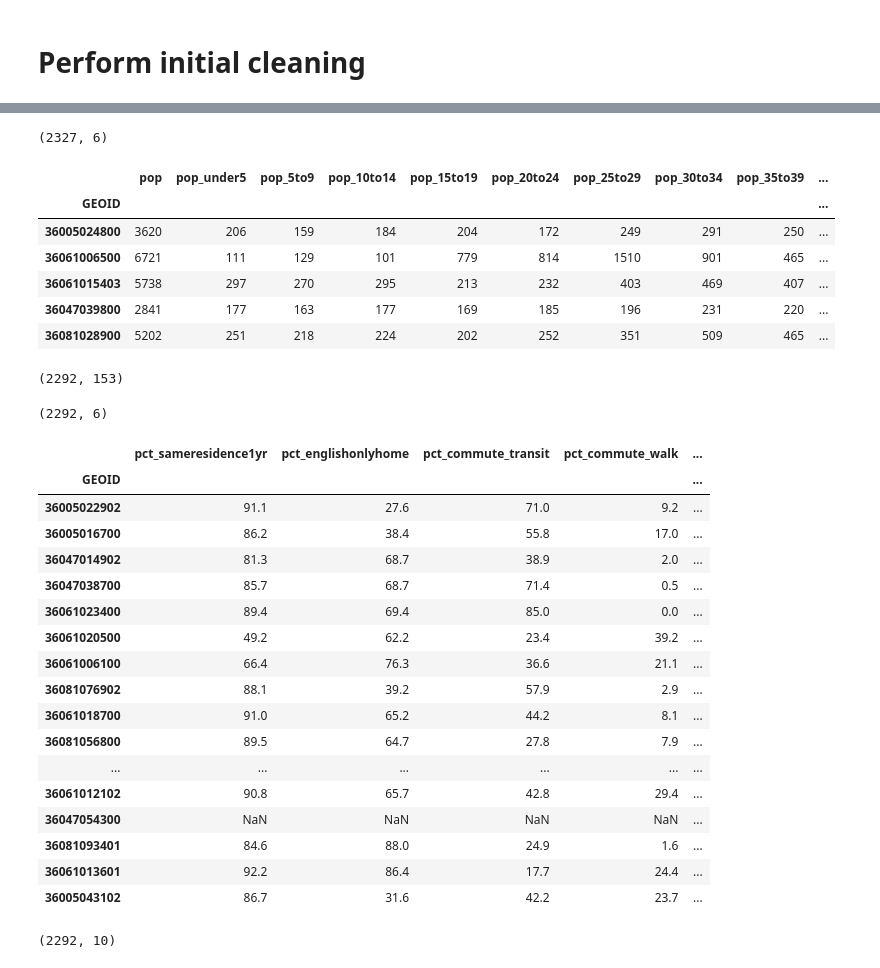
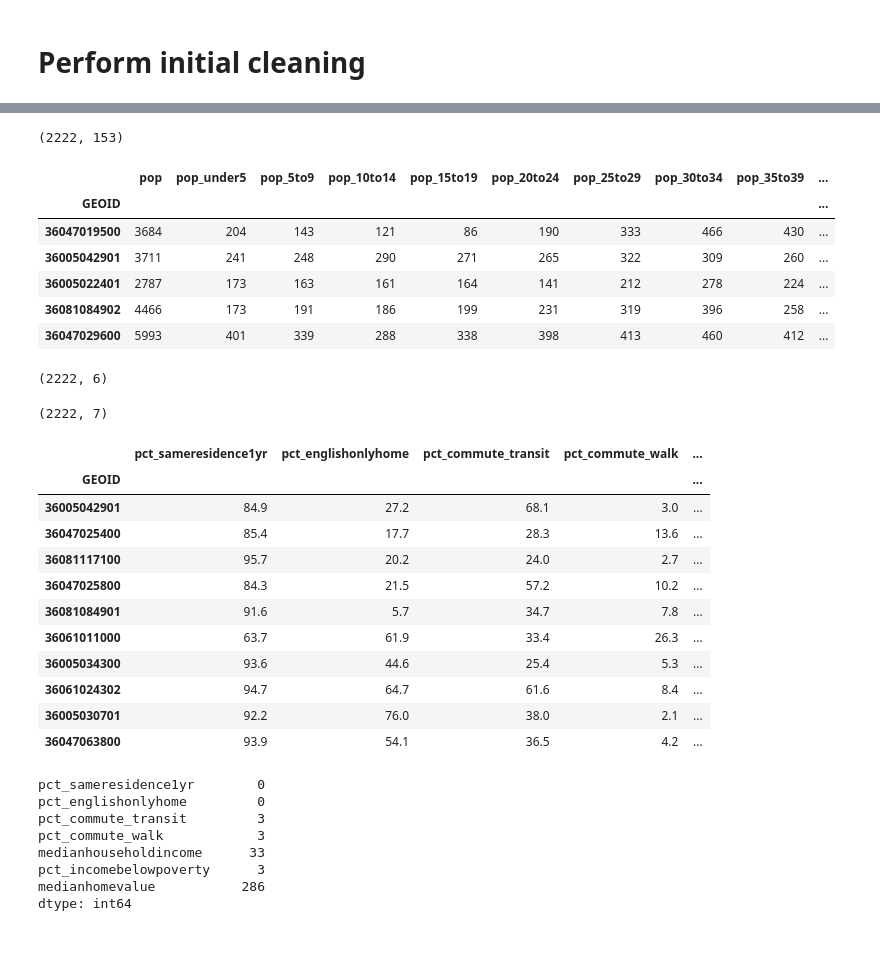
Before and after one commit to dylan-j-young/nyc-community-clustering, a Jupyter notebook: notebooks/00_preprocessing.ipynb, the cells around one changed output, grey strips where cells are left out. Cells and saved outputs as stored; diff of their text form; code cells hidden in the pictures; blank space fills up the shorter version.

Commit message:
Fixed medianhomevalue data

```diff
--- a/notebooks/00_preprocessing.ipynb
+++ b/notebooks/00_preprocessing.ipynb
@@ -51,55 +51,50 @@ gdf.sample(n=5)
-# %%
-gdf.shape
-# %% [output]
-(2327, 6)
 # %%
 decennial2020_dp_clean = preprocessing.clean_2020_demographic_profile()
-
+print(decennial2020_dp_clean.shape)
 decennial2020_dp_clean.sample(n=5)
 # %% [output]
+(2222, 153)
 |  | pop | pop_under5 | pop_5to9 | pop_10to14 | pop_15to19 | pop_20to24 | pop_25to29 | pop_30to34 | pop_35to39 | ... |
 | GEOID |  |  |  |  |  |  |  |  |  | ... |
-| 36005024800 | 3620 | 206 | 159 | 184 | 204 | 172 | 249 | 291 | 250 | ... |
-| 36061006500 | 6721 | 111 | 129 | 101 | 779 | 814 | 1510 | 901 | 465 | ... |
-| 36061015403 | 5738 | 297 | 270 | 295 | 213 | 232 | 403 | 469 | 407 | ... |
-| 36047039800 | 2841 | 177 | 163 | 177 | 169 | 185 | 196 | 231 | 220 | ... |
-| 36081028900 | 5202 | 251 | 218 | 224 | 202 | 252 | 351 | 509 | 465 | ... |
+| 36047019500 | 3684 | 204 | 143 | 121 | 86 | 190 | 333 | 466 | 430 | ... |
+| 36005042901 | 3711 | 241 | 248 | 290 | 271 | 265 | 322 | 309 | 260 | ... |
+| 36005022401 | 2787 | 173 | 163 | 161 | 164 | 141 | 212 | 278 | 224 | ... |
+| 36081084902 | 4466 | 173 | 191 | 186 | 199 | 231 | 319 | 396 | 258 | ... |
+| 36047029600 | 5993 | 401 | 339 | 288 | 338 | 398 | 413 | 460 | 412 | ... |
-# %%
-decennial2020_dp_clean.shape
-# %% [output]
-(2292, 153)
 # %%
 # Remove NYC tracts that are not in the DP or are unpopulated
-gdf = preprocessing.remove_unpopulated_tracts()
+gdf = preprocessing.remove_lowpop_tracts()
+gdf.shape
+# %% [output]
+(2222, 6)
-# %%
-gdf.shape
-# %% [output]
-(2292, 6)
 # %%
 # Clean 2023 ACS 5-year data
 acs5yr2023_clean = preprocessing.clean_2023_acs_5yr_select()
 
-acs5yr2023_clean.sample(n=20)
+print(acs5yr2023_clean.shape)
+acs5yr2023_clean.sample(n=10)
 # %% [output]
+(2222, 7)
 |  | pct_sameresidence1yr | pct_englishonlyhome | pct_commute_transit | pct_commute_walk | ... |
 | GEOID |  |  |  |  | ... |
-| 36005022902 | 91.1 | 27.6 | 71.0 | 9.2 | ... |
-| 36005016700 | 86.2 | 38.4 | 55.8 | 17.0 | ... |
-| 36047014902 | 81.3 | 68.7 | 38.9 | 2.0 | ... |
-| 36047038700 | 85.7 | 68.7 | 71.4 | 0.5 | ... |
-| 36061023400 | 89.4 | 69.4 | 85.0 | 0.0 | ... |
-| 36061020500 | 49.2 | 62.2 | 23.4 | 39.2 | ... |
-| 36061006100 | 66.4 | 76.3 | 36.6 | 21.1 | ... |
-| 36081076902 | 88.1 | 39.2 | 57.9 | 2.9 | ... |
-| 36061018700 | 91.0 | 65.2 | 44.2 | 8.1 | ... |
-| 36081056800 | 89.5 | 64.7 | 27.8 | 7.9 | ... |
-| ... | ... | ... | ... | ... | ... |
-| 36061012102 | 90.8 | 65.7 | 42.8 | 29.4 | ... |
-| 36047054300 | NaN | NaN | NaN | NaN | ... |
-| 36081093401 | 84.6 | 88.0 | 24.9 | 1.6 | ... |
-| 36061013601 | 92.2 | 86.4 | 17.7 | 24.4 | ... |
-| 36005043102 | 86.7 | 31.6 | 42.2 | 23.7 | ... |
+| 36005042901 | 84.9 | 27.2 | 68.1 | 3.0 | ... |
+| 36047025400 | 85.4 | 17.7 | 28.3 | 13.6 | ... |
+| 36081117100 | 95.7 | 20.2 | 24.0 | 2.7 | ... |
+| 36047025800 | 84.3 | 21.5 | 57.2 | 10.2 | ... |
+| 36081084901 | 91.6 | 5.7 | 34.7 | 7.8 | ... |
+| 36061011000 | 63.7 | 61.9 | 33.4 | 26.3 | ... |
+| 36005034300 | 93.6 | 44.6 | 25.4 | 5.3 | ... |
+| 36061024302 | 94.7 | 64.7 | 61.6 | 8.4 | ... |
+| 36005030701 | 92.2 | 76.0 | 38.0 | 2.1 | ... |
+| 36047063800 | 93.9 | 54.1 | 36.5 | 4.2 | ... |
-# %%
-acs5yr2023_clean.shape
-# %% [output]
-(2292, 10)
+# %%
+acs5yr2023_clean.isna().sum()
+# %% [output]
+pct_sameresidence1yr        0
+pct_englishonlyhome         0
+pct_commute_transit         3
+pct_commute_walk            3
+medianhouseholdincome      33
+pct_incomebelowpoverty      3
+medianhomevalue           286
+dtype: int64
```
Also changed, not shown: parts of 1 cell of this notebook, 2 other files.
